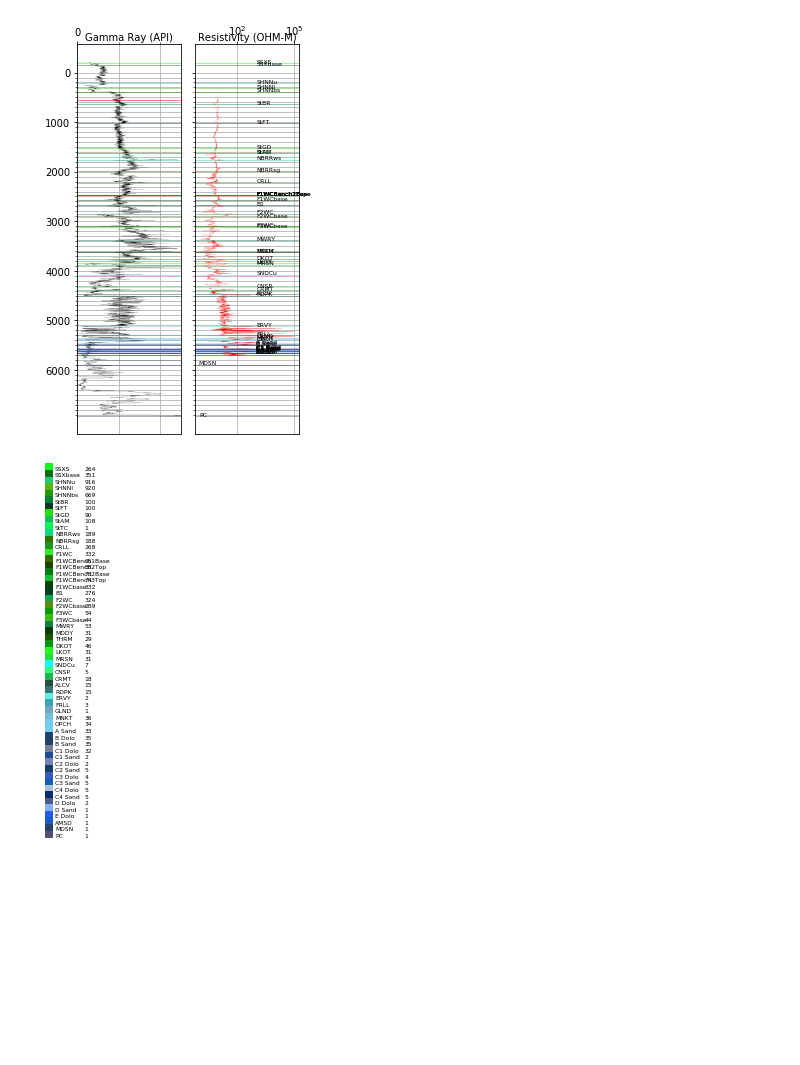
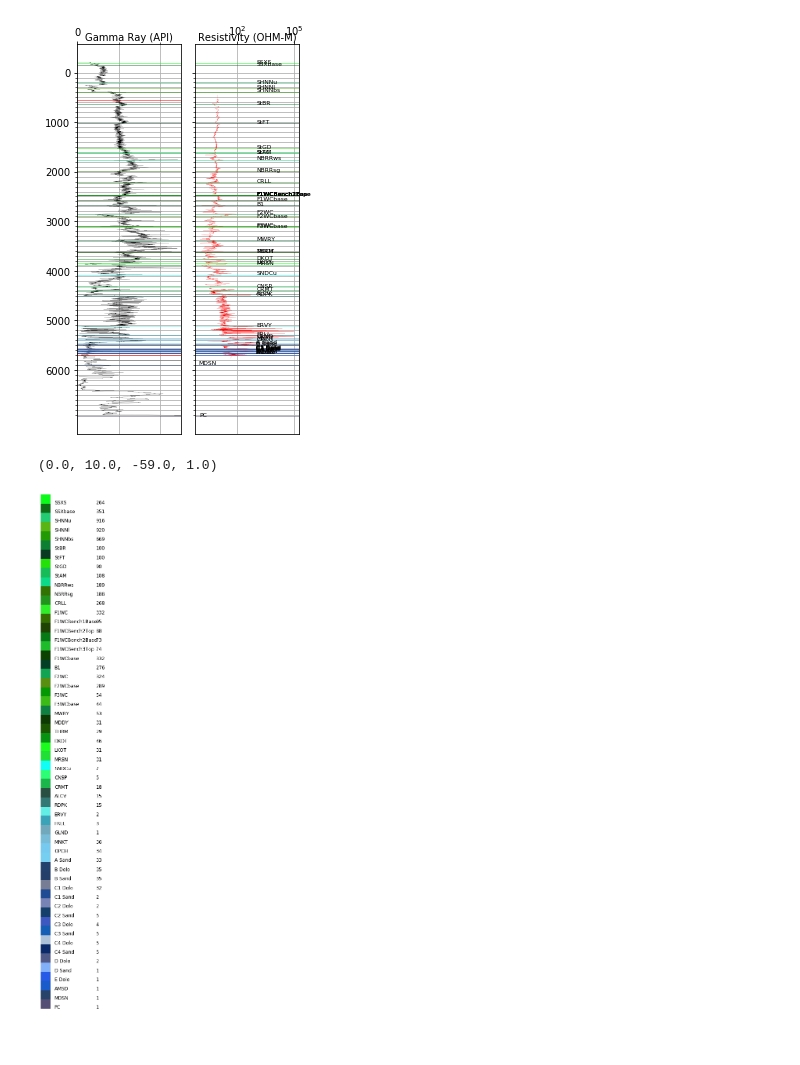
Before and after one commit to jessepisel/matrixfactorization, a Jupyter notebook: type log.ipynb, the cells around one changed output. Drawn from its saved outputs; the diff is of its cells as text; code cells hidden in the pictures; blank space fills up the shorter version.

```diff
--- a/type log.ipynb
+++ b/type log.ipynb
@@ -10,8 +10,9 @@ from colorsys import hsv_to_rgb
 %matplotlib inline
 # %%
 tops = pd.read_csv(r"teapot_clean_JRP.csv", index_col=[0]) #read in the top data
+vc = tops.Formation.value_counts(sort=True)
 tops.rename(columns={'TVDSS':'SS'}, inplace=True)
 upper_top = tops[tops.API ==490251103200] # central
 lower_top = tops[tops.API == 490250633800]# southern
-tops = tops[tops.API == 490252319500]     # northern
-tops = tops.drop_duplicates(subset='Formation')
+#tops = tops[tops.API == 490252319500]     # northern
+#tops = tops.drop_duplicates(subset='Formation')
@@ -24,7 +46,7 @@ tops['New_MD'] = tops.MD.values
 #upper_top = upper_top[upper_top.New_MD<387] #uncomment for type log
 #lower_top = lower_top[lower_top.New_MD>5300] #uncomment for type log
 # %%
-strat_order = ['SSXS', 'SSXbase','SHNNu', 'SHNNl','SHNNbs','StBR','StFT','StGD','StAM','StTC','NBRRws','NBRRsg','CRLL',
+strat_order = ['SSXS', 'SSXbase','SHNNu', 'SHNNl','SHNNbs','StBR','StFT','StGD','StAM','NBRRws','NBRRsg','CRLL',
                 'F1WC',
 'F1WCBench1Base', 'F1WCBench2Top', 'F1WCBench2Base', 'F1WCBench3Top',
 'F1WCbase','B1','F2WC','F2WCbase',
@@ -183,20 +212,21 @@ plt.tight_layout()
 # %%
 import matplotlib.patches as patches
-fig1 = plt.figure(figsize=(4,6))
+fig1 = plt.figure(figsize=(20,20))
 for i in enumerate(strat_order):
     width = 1
     height = 1
     lims = (0, 10)
 
     ax1 = fig1.add_subplot(111, aspect='equal')
     ax1.add_patch(
         patches.Rectangle((0, i[0]*-1), width, height, color=colors_to_plot[i[1]]))
-    ax1.annotate(i[1], (1.5, -1*i[0]), fontsize=6)
-    ax1.annotate(errors[errors.formation == i[1]].n_picks.values[0],  (6, -1*i[0]), fontsize=6)
+    ax1.annotate(i[1], (1.5, -1*i[0]), fontsize=12)
+    ax1.annotate(vc[vc.index ==i[1]].values[0],  (6, -1*i[0]), fontsize=12)
     plt.ylim(-59,1)
     plt.xlim(lims)
 plt.tight_layout()
 plt.axis('off')
 #plt.savefig('strat_column.pdf')
 # %% [output]
+(0.0, 10.0, -59.0, 1.0)
-[figure, old version]
+[figure, new version]
```
Also changed, not shown: parts of 10 cells of this notebook, 36 other files.
